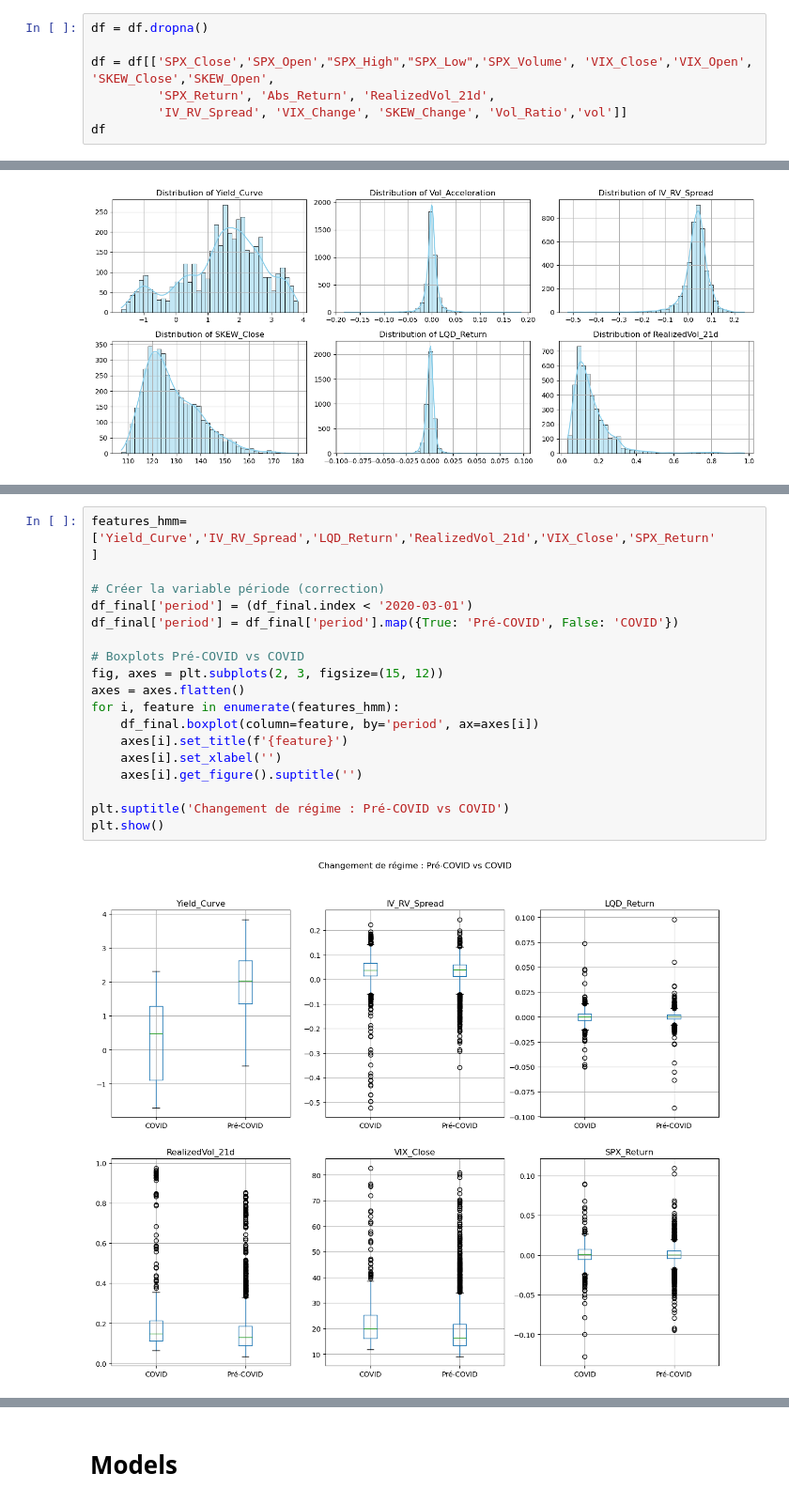
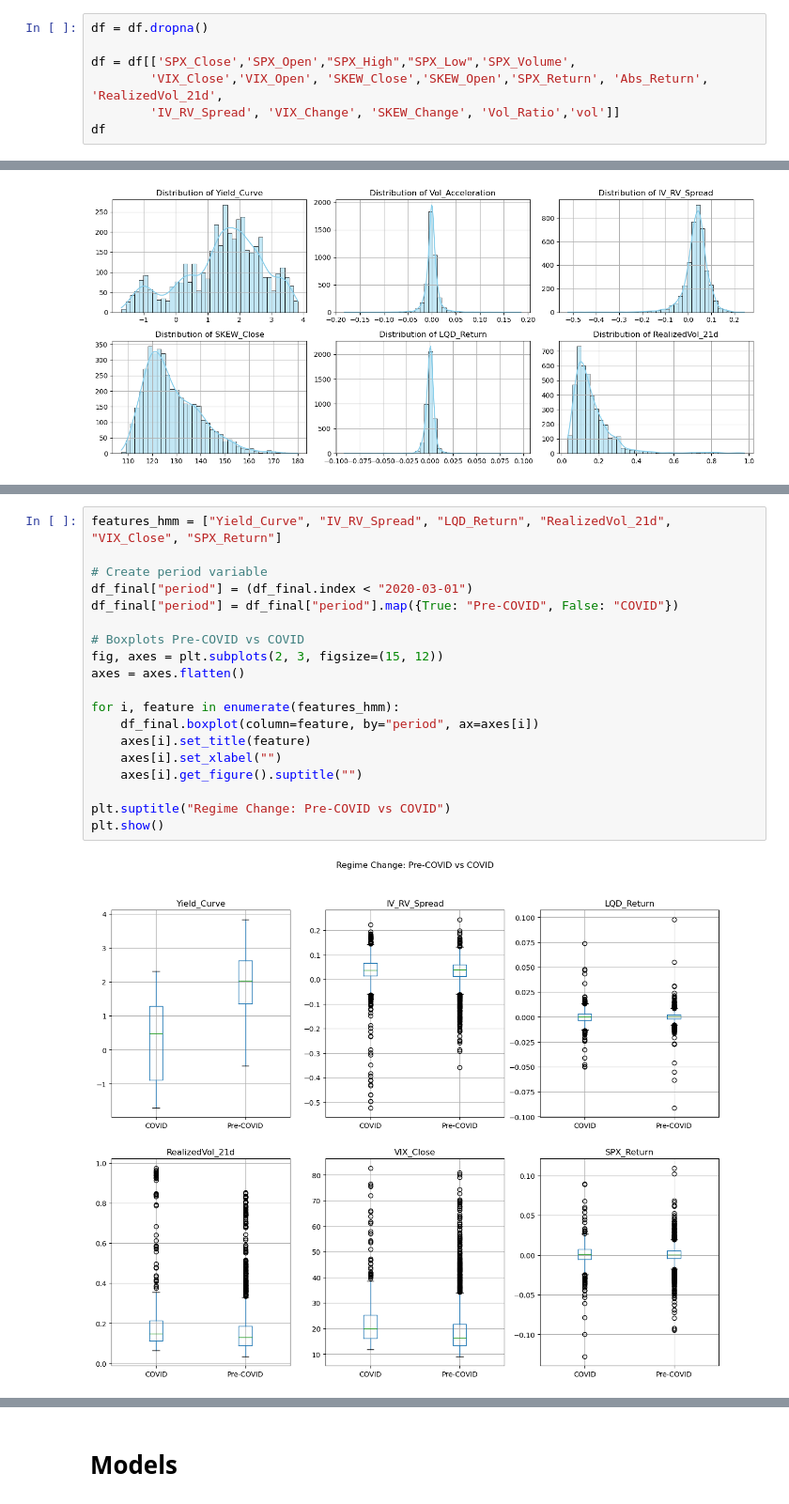
Before and after one commit to Maxx0345/MarketRegimeLab, a Jupyter notebook: MLv3[1].ipynb, the cells around one changed output, grey strips where cells are left out. Shown at 94% size. Drawn from its saved outputs; the diff is of its cells as text.

```diff
--- a/MLv3[1].ipynb
+++ b/MLv3[1].ipynb
@@ -131,9 +129,9 @@ We first drop the Nan in all the dataset we have
 # %%
 df = df.dropna()
 
-df = df[['SPX_Close','SPX_Open',"SPX_High","SPX_Low",'SPX_Volume', 'VIX_Close','VIX_Open', 'SKEW_Close','SKEW_Open',
-         'SPX_Return', 'Abs_Return', 'RealizedVol_21d',
-         'IV_RV_Spread', 'VIX_Change', 'SKEW_Change', 'Vol_Ratio','vol']]
+df = df[['SPX_Close','SPX_Open',"SPX_High","SPX_Low",'SPX_Volume',
+        'VIX_Close','VIX_Open', 'SKEW_Close','SKEW_Open','SPX_Return', 'Abs_Return', 'RealizedVol_21d',
+        'IV_RV_Spread', 'VIX_Change', 'SKEW_Change', 'Vol_Ratio','vol']]
 df
 # %% [output]
 |  | SPX_Close | SPX_Open | SPX_High | SPX_Low | SPX_Volume | VIX_Close | VIX_Open | SKEW_Close | SKEW_Open | ... |
@@ -541,21 +527,22 @@ Cette sélection équilibrée de 6 features élimine les redondances (pas de dou
 # %%
-features_hmm= ['Yield_Curve','IV_RV_Spread','LQD_Return','RealizedVol_21d','VIX_Close','SPX_Return'         ]
+features_hmm = ["Yield_Curve", "IV_RV_Spread", "LQD_Return", "RealizedVol_21d", "VIX_Close", "SPX_Return"]
 
-# Créer la variable période (correction)
-df_final['period'] = (df_final.index < '2020-03-01')
-df_final['period'] = df_final['period'].map({True: 'Pré-COVID', False: 'COVID'})
+# Create period variable
+df_final["period"] = (df_final.index < "2020-03-01")
+df_final["period"] = df_final["period"].map({True: "Pre-COVID", False: "COVID"})
 
-# Boxplots Pré-COVID vs COVID
+# Boxplots Pre-COVID vs COVID
 fig, axes = plt.subplots(2, 3, figsize=(15, 12))
 axes = axes.flatten()
+
 for i, feature in enumerate(features_hmm):
-    df_final.boxplot(column=feature, by='period', ax=axes[i])
-    axes[i].set_title(f'{feature}')
-    axes[i].set_xlabel('')
-    axes[i].get_figure().suptitle('')
+    df_final.boxplot(column=feature, by="period", ax=axes[i])
+    axes[i].set_title(feature)
+    axes[i].set_xlabel("")
+    axes[i].get_figure().suptitle("")
 
-plt.suptitle('Changement de régime : Pré-COVID vs COVID')
+plt.suptitle("Regime Change: Pre-COVID vs COVID")
 plt.show()
 # %% [output]
-[figure, old version]
+[figure, new version]
 # %% [markdown]
```
Also changed, not shown: parts of 68 cells of this notebook.
